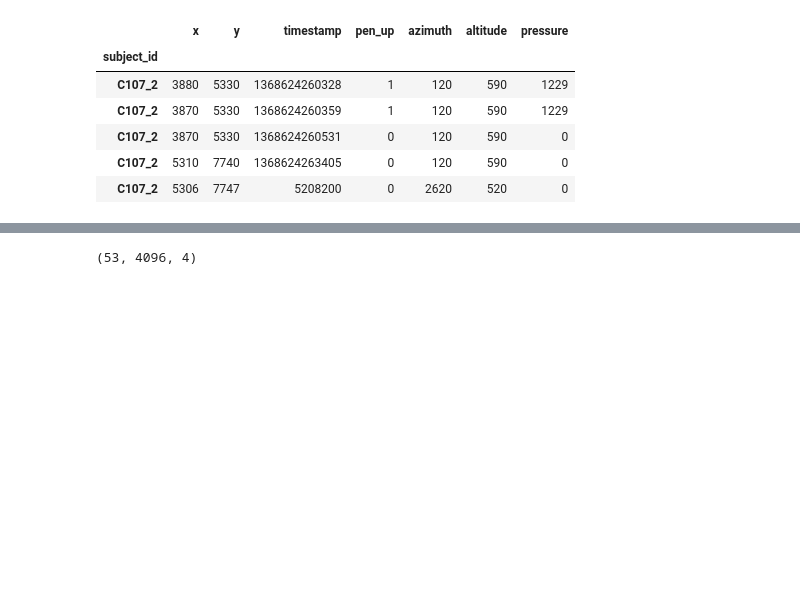
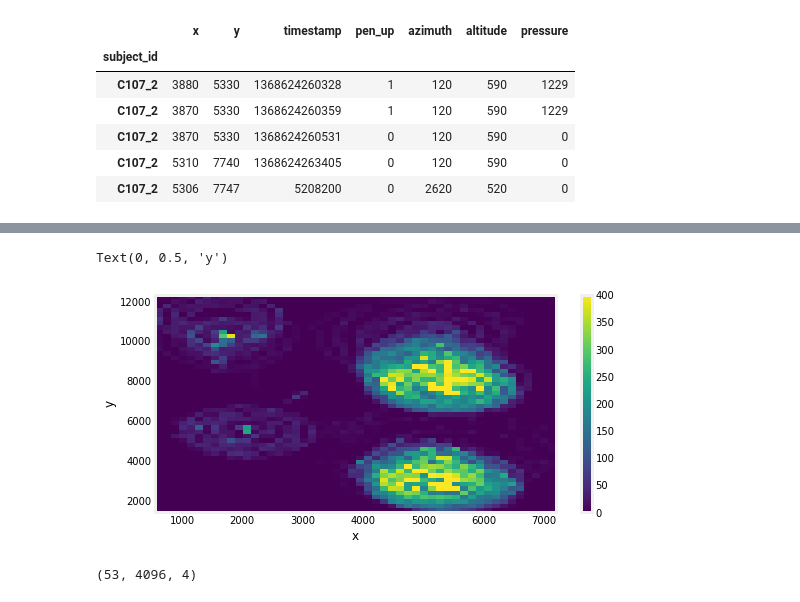
Before and after one commit to spolex/spiral, a Jupyter notebook: notebooks/202208_airflow_pipes_debugging.ipynb, the cells around one changed output, grey strips where cells are left out. Drawn from its saved outputs; the diff is of its cells as text; code cells hidden in the pictures; blank space fills up the shorter version.

```diff
--- a/notebooks/202208_airflow_pipes_debugging.ipynb
+++ b/notebooks/202208_airflow_pipes_debugging.ipynb
@@ -49,3 +62,11 @@ df.head()
+# %%
+plt.hist2d(df['x'], df['y'], bins=(50, 50), vmax=400)
+plt.colorbar()
+plt.xlabel('x')
+plt.ylabel('y')
+# %% [output]
+Text(0, 0.5, 'y')
+[figure, added]
 # %%
 arr = np.array(df[features].groupby('subject_id').apply(resample,4096).tolist())
 arr.shape
```
Also changed, not shown: parts of 10 cells of this notebook, 22 other files.
